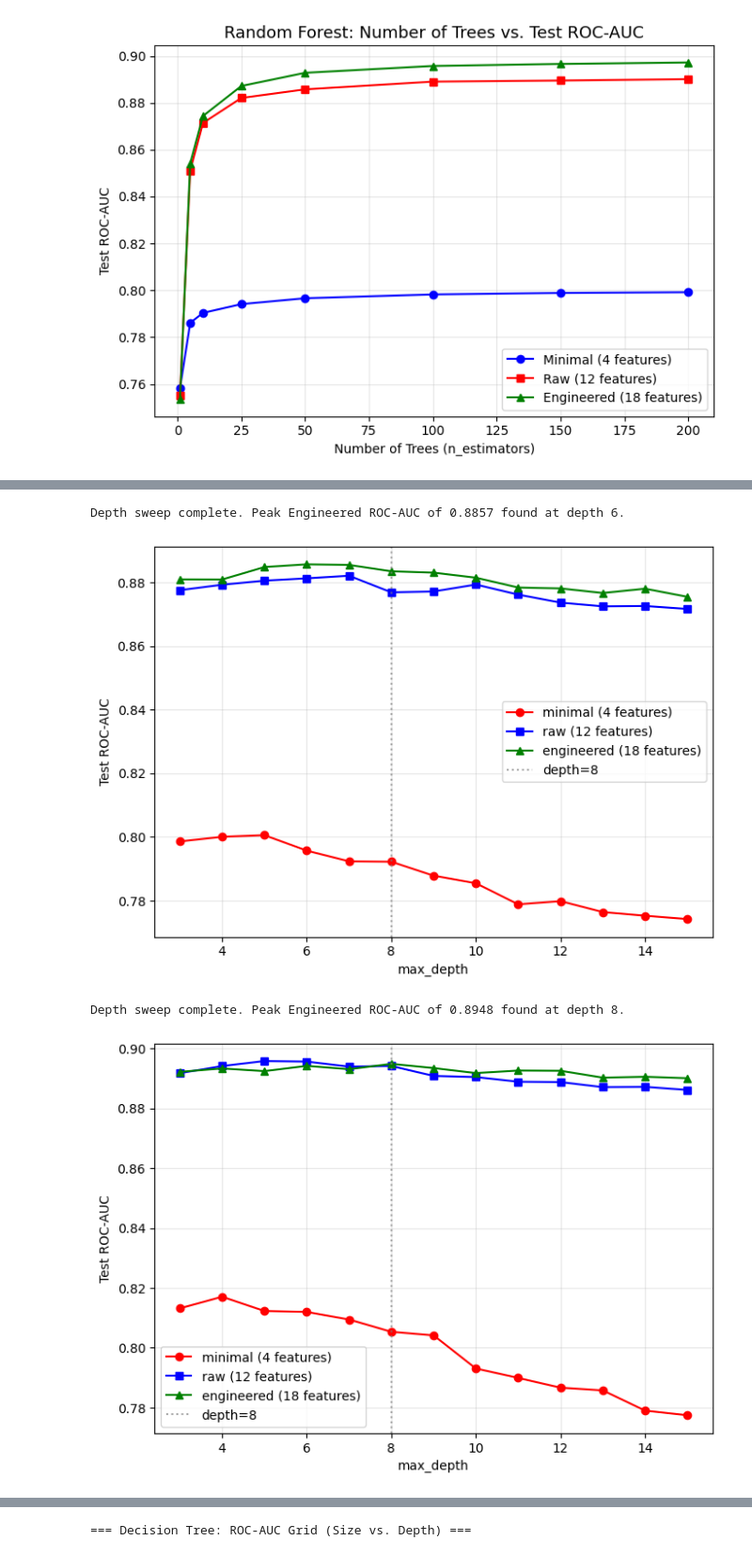
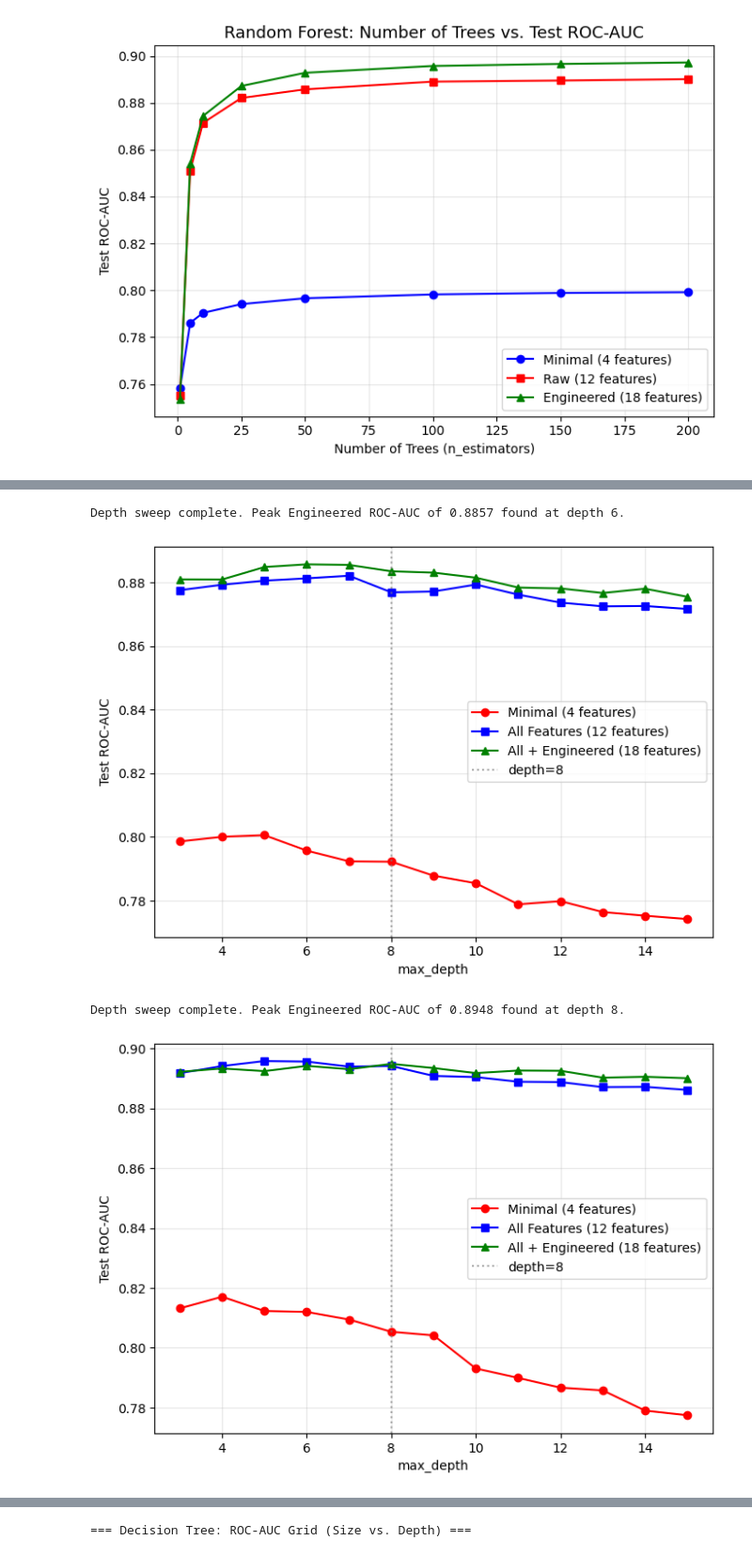
Before and after one commit to Jimpang77/Feature-Data-Trade-Off, a Jupyter notebook: Reasearch.ipynb, the cells around one changed output, grey strips where cells are left out. Shown at 94% size. Saved outputs shown, nothing was run; the diff lists cells and outputs as text; code cells hidden in the pictures.

```diff
--- a/Reasearch.ipynb
+++ b/Reasearch.ipynb
@@ -2483,9 +2487,9 @@ def make_figure13_size_200():
         eng_scores.append(roc_auc_score(yte, p_eng.predict_proba(Xte_eng)[:, 1]))
 
     fig, ax = plt.subplots(figsize=(7, 5))
-    ax.plot(depths, min_scores, 'o-', label='minimal (4 features)', color='red')
-    ax.plot(depths, raw_scores, 's-', label='raw (12 features)', color='blue')
-    ax.plot(depths, eng_scores, '^-', label='engineered (18 features)', color='green')
+    ax.plot(depths, min_scores, 'o-', label='Minimal (4 features)', color='red')
+    ax.plot(depths, raw_scores, 's-', label='All Features (12 features)', color='blue')
+    ax.plot(depths, eng_scores, '^-', label='All + Engineered (18 features)', color='green')
     ax.axvline(8, color='gray', linestyle=':', alpha=0.7, label='depth=8')
     ax.set_xlabel('max_depth')
     ax.set_ylabel('Test ROC-AUC')
@@ -2498,7 +2502,7 @@ de, min_sco, raw_sco, eng_sco = make_figure13_size_200()
 print(f"Depth sweep complete. Peak Engineered ROC-AUC of {max(eng_sco):.4f} found at depth {de[np.argmax(eng_sco)]}.")
 # %% [output]
 Depth sweep complete. Peak Engineered ROC-AUC of 0.8857 found at depth 6.
-[figure, old version]
+[figure, new version]
 # %%
 def make_figure14_size_400():
     Xtr_eng = add_features(Xtr)
@@ -2523,37 +2527,37 @@ def make_figure14_size_400():
         pre_raw = ColumnTransformer([
             ('num', StandardScaler(), num),
             ('cat', OneHotEncoder(handle_unknown='ignore', drop='first'), cat)
         ])
         p_raw = Pipeline([('pre', pre_raw), ('clf', RandomForestClassifier(max_depth=depth, random_state=42))])
         p_raw.fit(Xtr_sub, ytr_sub)
         raw_scores.append(roc_auc_score(yte, p_raw.predict_proba(Xte)[:, 1]))
 
         # 3. Engineered features
         pre_eng = ColumnTransformer([
             ('num', StandardScaler(), num_eng),
             ('cat', OneHotEncoder(handle_unknown='ignore', drop='first'), cat)
         ])
         p_eng = Pipeline([('pre', pre_eng), ('clf', RandomForestClassifier(max_depth=depth, random_state=42))])
         p_eng.fit(Xtr_eng_sub, ytr_sub)
         eng_scores.append(roc_auc_score(yte, p_eng.predict_proba(Xte_eng)[:, 1]))
 
     fig, ax = plt.subplots(figsize=(7, 5))
-    ax.plot(depths, min_scores, 'o-', label='minimal (4 features)', color='red')
-    ax.plot(depths, raw_scores, 's-', label='raw (12 features)', color='blue')
-    ax.plot(depths, eng_scores, '^-', label='engineered (18 features)', color='green')
+    ax.plot(depths, min_scores, 'o-', label='Minimal (4 features)', color='red')
+    ax.plot(depths, raw_scores, 's-', label='All Features (12 features)', color='blue')
+    ax.plot(depths, eng_scores, '^-', label='All + Engineered (18 features)', color='green')
     ax.axvline(8, color='gray', linestyle=':', alpha=0.7, label='depth=8')
     ax.set_xlabel('max_depth')
     ax.set_ylabel('Test ROC-AUC')
     ax.legend()
     ax.grid(alpha=0.3)
     plt.tight_layout()
     return depths, min_scores, raw_scores, eng_scores
 
 de, min_sco, raw_sco, eng_sco = make_figure14_size_400()
 print(f"Depth sweep complete. Peak Engineered ROC-AUC of {max(eng_sco):.4f} found at depth {de[np.argmax(eng_sco)]}.")
 # %% [output]
 Depth sweep complete. Peak Engineered ROC-AUC of 0.8948 found at depth 8.
-[figure, old version]
+[figure, new version]
 # %%
 def make_figure15_size_800():
     Xtr_eng = add_features(Xtr)
```
Also changed, not shown: parts of 28 cells of this notebook.
